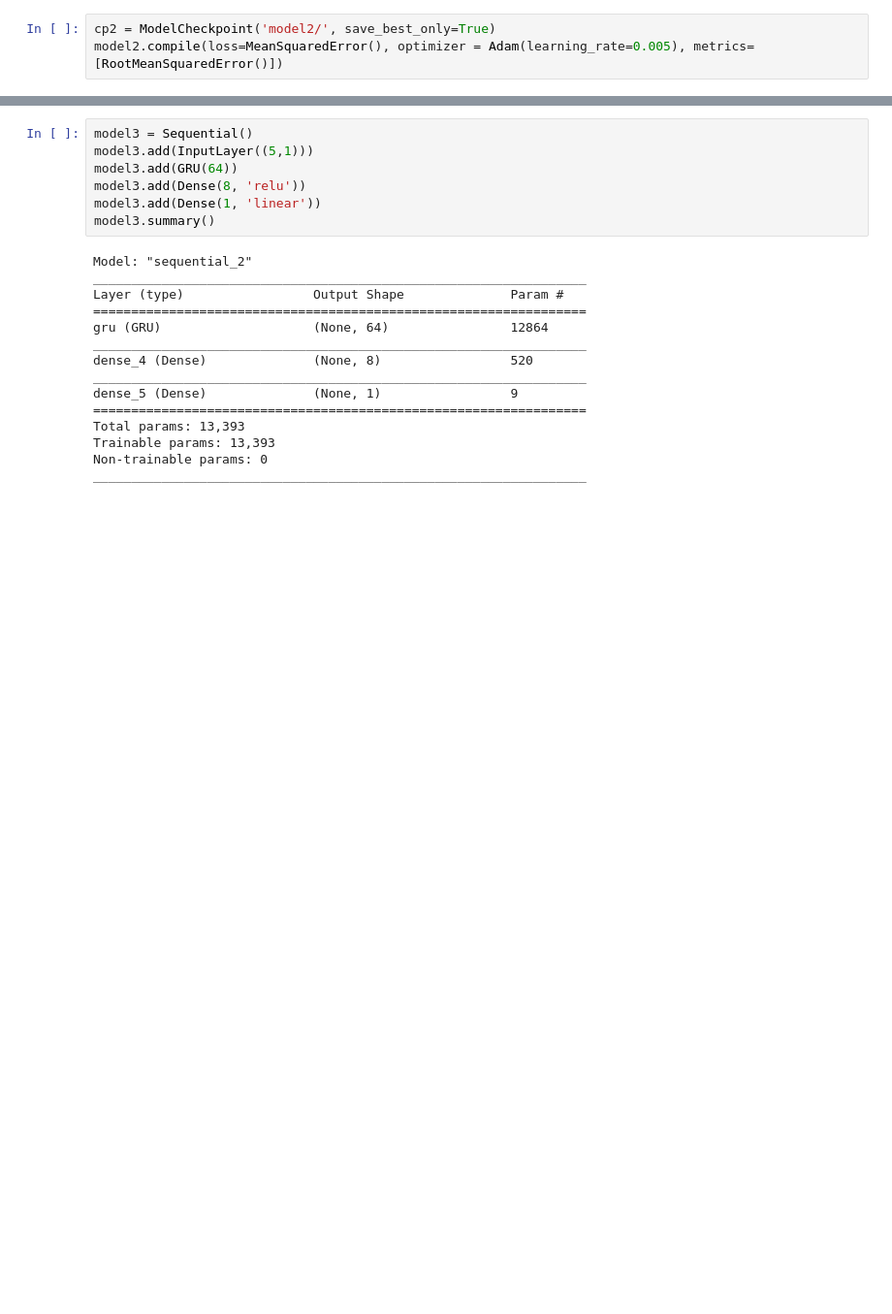
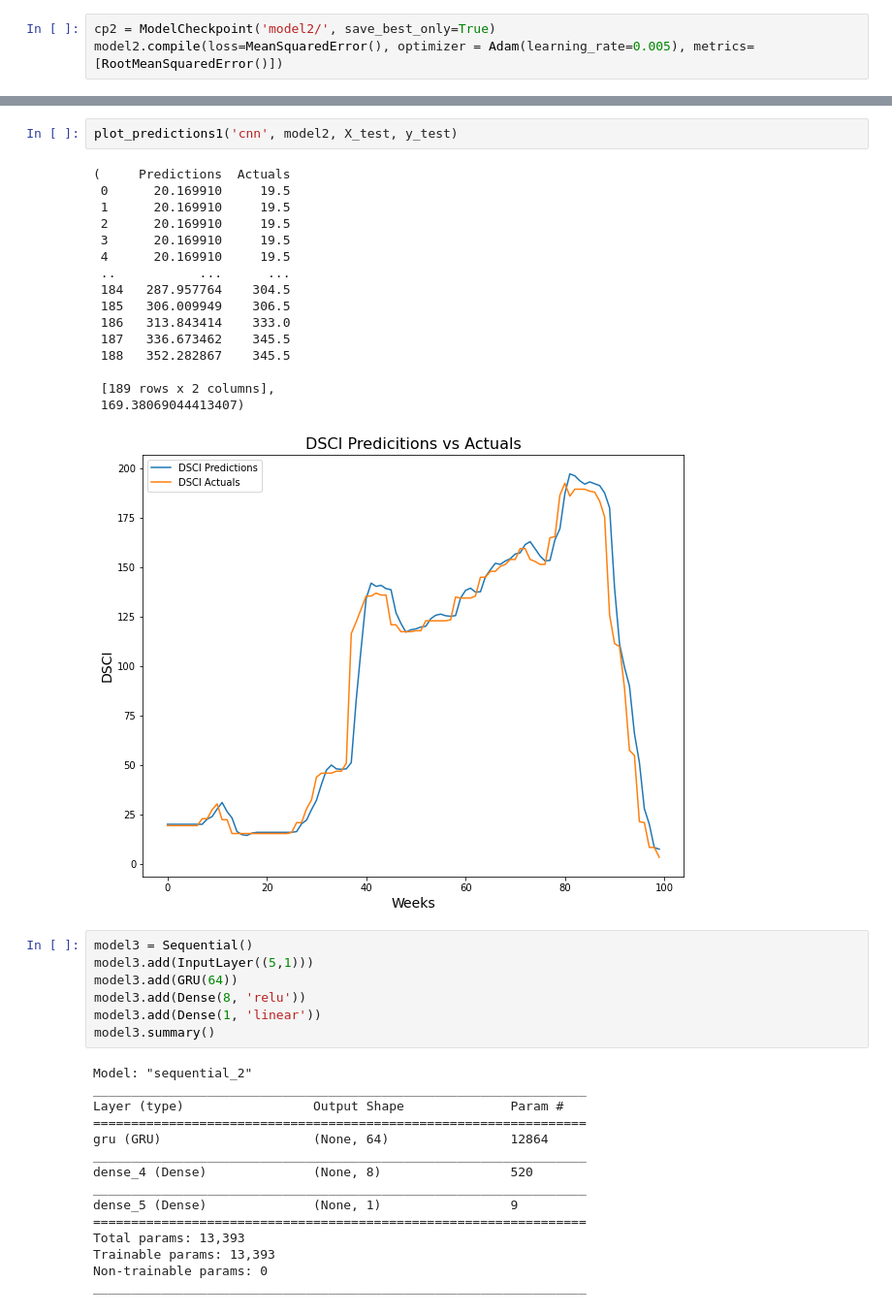
Before and after one commit to sqnguyen00/project-5-repo, a Jupyter notebook: region_modeling.ipynb, the cells around one changed output, grey strips where cells are left out. Shown at 97% size. Cells and saved outputs as stored; diff of their text form; blank space fills up the shorter version.

```diff
--- a/region_modeling.ipynb
+++ b/region_modeling.ipynb
@@ -471,3 +464,22 @@ plt.savefig('fig6.png')
+# %%
+plot_predictions1('cnn', model2, X_test, y_test)
+# %% [output]
+(     Predictions  Actuals
+ 0      20.169910     19.5
+ 1      20.169910     19.5
+ 2      20.169910     19.5
+ 3      20.169910     19.5
+ 4      20.169910     19.5
+ ..           ...      ...
+ 184   287.957764    304.5
+ 185   306.009949    306.5
+ 186   313.843414    333.0
+ 187   336.673462    345.5
+ 188   352.282867    345.5
+
+ [189 rows x 2 columns],
+ 169.38069044413407)
+[figure, added]
 # %%
 model3 = Sequential()
 model3.add(InputLayer((5,1)))
```
Also changed, not shown: parts of 45 cells of this notebook, 40 other files.
